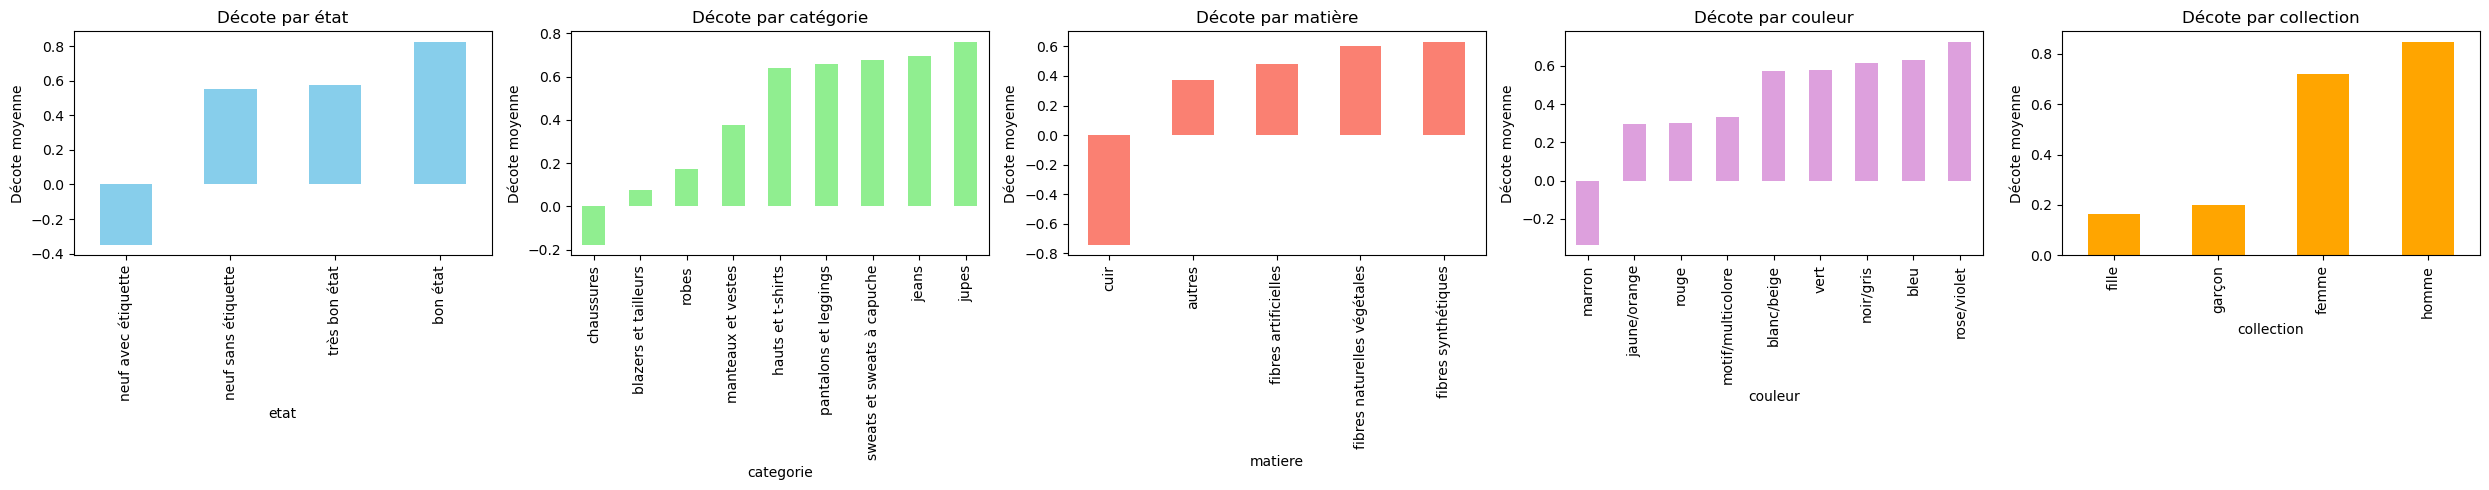
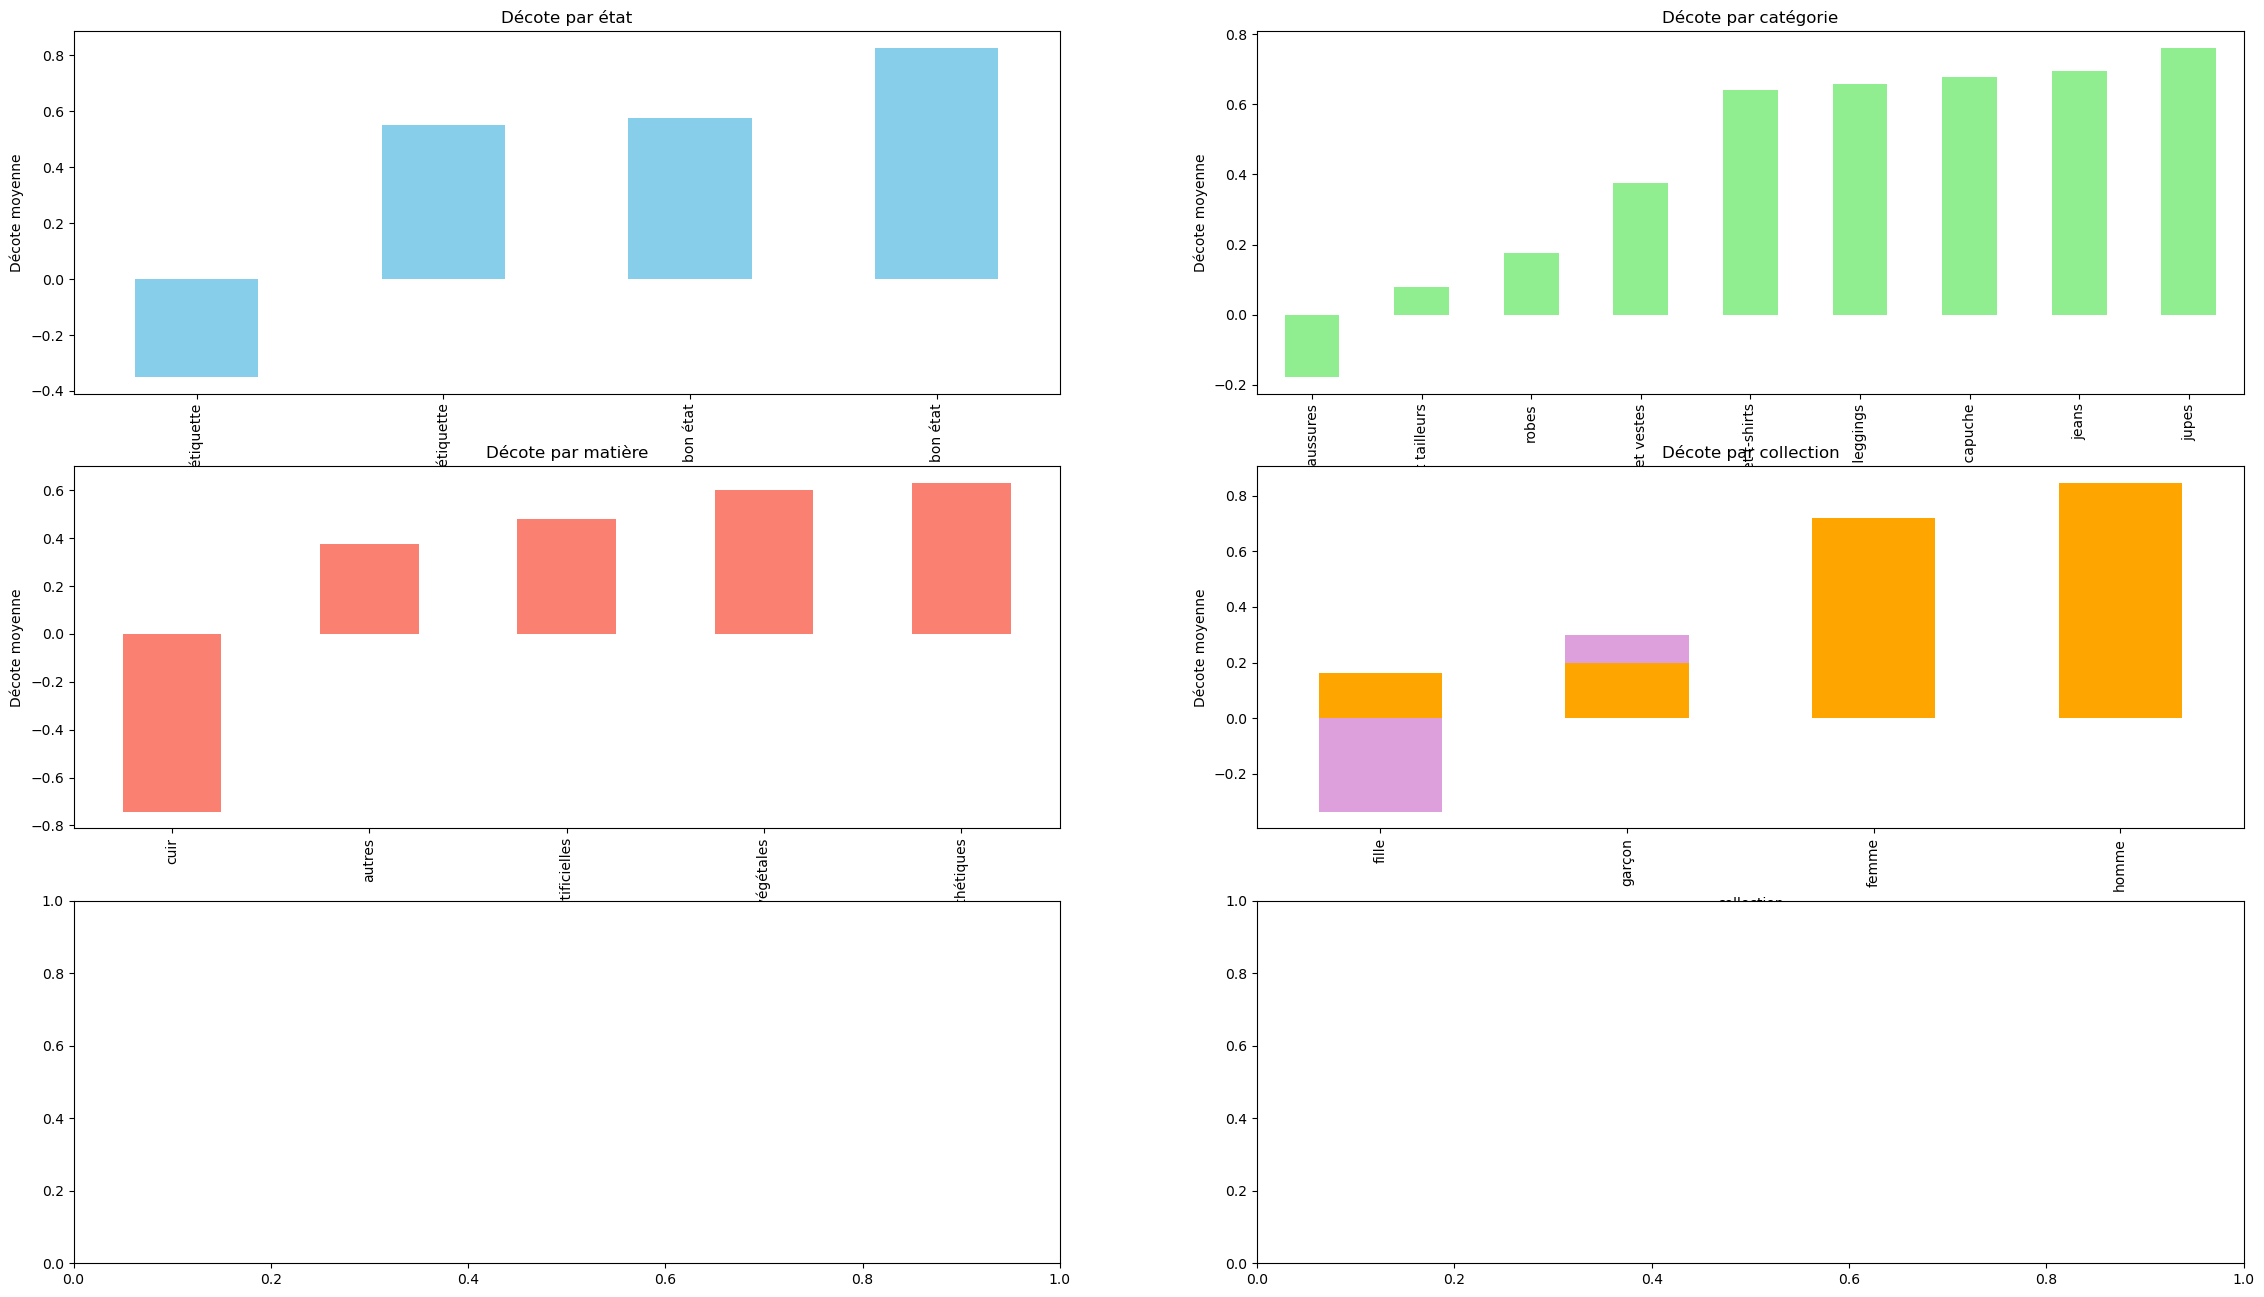
Code edit (unified diff) that turned the first committed figure into the second:
--- before
+++ after
@@ -1,3 +1,3 @@
-fig, ax = plt.subplots(1, 5, figsize=(25,5))
+fig, ax = plt.subplots(3, 2, figsize=(28,16))
 
 # Décote moyenne par état
@@ -7,51 +7,64 @@
 Dataset_filtre.groupby("etat")["decote"].mean().sort_values().plot(
     kind="bar",
-    ax=ax[0],
+    ax=ax[0,0],
     color="skyblue"
 )
 
-ax[0].set_title("Décote par état")
-ax[0].set_ylabel("Décote moyenne")
+ax[0,0].set_title("Décote par état")
+ax[0,0].set_ylabel("Décote moyenne")
 
 # Décote moyenne par catégorie
 Dataset_filtre.groupby("categorie")["decote"].mean().sort_values().plot(
     kind="bar",
-    ax=ax[1],
+    ax=ax[0,1],
     color="lightgreen"
 )
 
-ax[1].set_title("Décote par catégorie")
-ax[1].set_ylabel("Décote moyenne")
+ax[0,1].set_title("Décote par catégorie")
+ax[0,1].set_ylabel("Décote moyenne")
 
 # Décote moyenne par matière
 Dataset_filtre.groupby("matiere")["decote"].mean().sort_values().plot(
     kind="bar",
-    ax=ax[2],
+    ax=ax[1,0],
     color="salmon"
 )
 
-ax[2].set_title("Décote par matière")
-ax[2].set_ylabel("Décote moyenne")
+ax[1,0].set_title("Décote par matière")
+ax[1,0].set_ylabel("Décote moyenne")
 
 # Décote moyenne par couleur
 Dataset_filtre.groupby("couleur")["decote"].mean().sort_values().plot(
     kind="bar",
-    ax=ax[3],
+    ax=ax[1,1],
     color="plum"
 )
 
-ax[3].set_title("Décote par couleur")
-ax[3].set_ylabel("Décote moyenne")
+ax[1,1].set_title("Décote par couleur")
+ax[1,1].set_ylabel("Décote moyenne")
 
 # Décote moyenne par collection
 Dataset_filtre.groupby("collection")["decote"].mean().sort_values().plot(
     kind="bar",
-    ax=ax[4],
+    ax=ax[1,1],
     color="orange"
 )
 
-ax[4].set_title("Décote par collection")
-ax[4].set_ylabel("Décote moyenne")
+ax[1,1].set_title("Décote par collection")
+ax[1,1].set_ylabel("Décote moyenne")
 
+# Décote moyenne par collection
+Dataset_filtre.groupby("collection")["decote"].mean().sort_values().plot(
+    kind="bar",
+    ax=ax[2,0],
+    color="orange"
+)
+
+ax[2,0].set_title("Décote par collection")
+ax[2,0].set_ylabel("Décote moyenne")
+
+fig.delaxes(ax[2,1])
+for axes in ax.flat:
+ axes.tick_params(axis='x', rotation=60)
 plt.tight_layout()
 plt.show()

Commit: corection_4